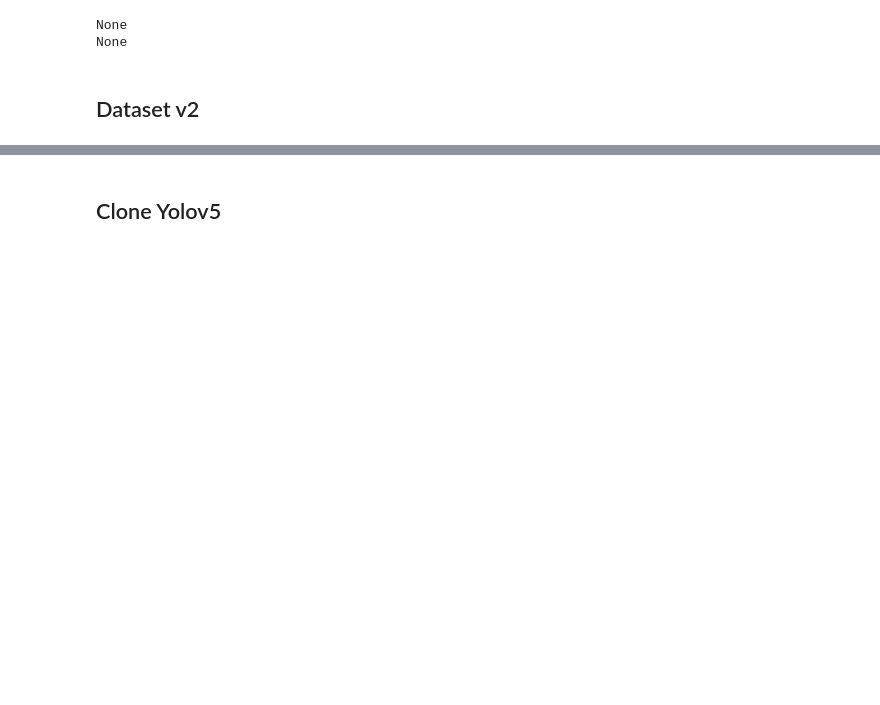
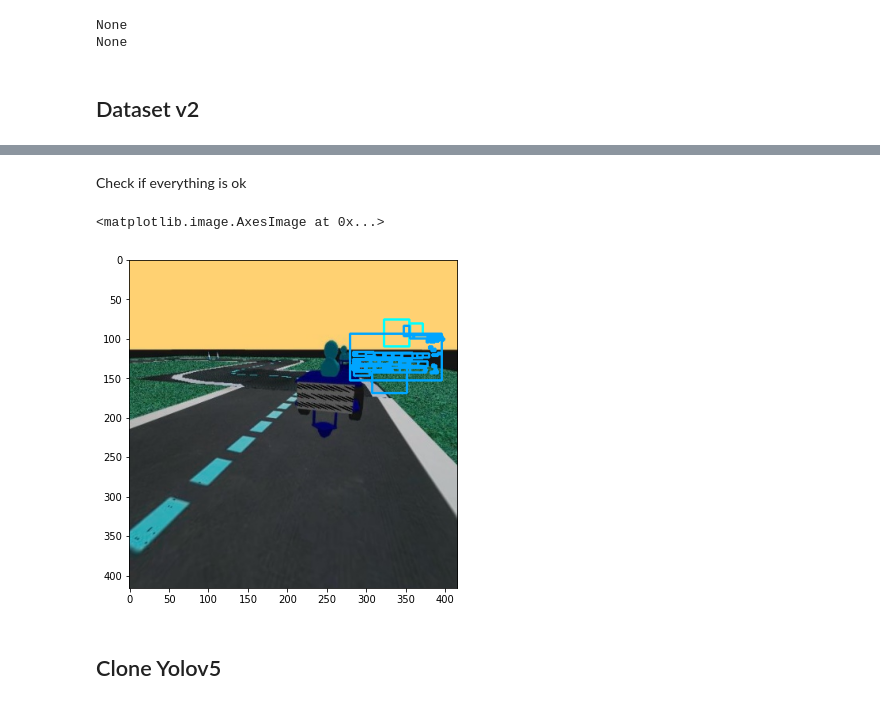
Before and after one commit to guthi1/mooc-exercises, a Jupyter notebook: project/solution/dev/yolo_training.ipynb, the cells around one changed output, grey strips where cells are left out. Cells and saved outputs as stored; diff of their text form; code cells hidden in the pictures; blank space fills up the shorter version.

```diff
--- a/project/solution/dev/yolo_training.ipynb
+++ b/project/solution/dev/yolo_training.ipynb
@@ -397,18 +327,0 @@ print(count)
-# %%
-filenames = tqdm(os.listdir(f"/content{DATASET_DIR}/processed/labels"))
-
-train_size = count * SPLIT_PERCENTAGE
-count = 0
-
-for filename in filenames:
-    img_path = f"/content{DATASET_DIR}/processed/images/{filename.strip('.txt')}.jpg"
-    labels_path = f"/content{DATASET_DIR}/processed/labels/{filename}"
-
-    if count < train_size:
-        run(f"mv {labels_path} /content{DATASET_DIR}/train/labels")
-        run(f"mv {img_path} /content{DATASET_DIR}/train/images")
-    else:
-        run(f"mv {labels_path} /content{DATASET_DIR}/val/labels")
-        run(f"mv {img_path} /content{DATASET_DIR}/val/images")
-
-    count += 1
@@ -425,3 +403,33 @@ mv: cannot move 'train' to 'duckietown_dataset/train': Directory not empty
+# %% [markdown]
+Check if everything is ok
+# %%
+from matplotlib import pyplot as plt
+
+yolo_data_img_path = '/content/dt_dataset/duckietown_dataset/train/images/real_1.jpg'
+yolo_data_txt_path = '/content/dt_dataset/duckietown_dataset/train/labels/real_1.txt'
+colors = {0: (0, 255, 255), 1: (0, 165, 255), 2: (0, 250, 0), 3: (0, 0, 255)}
+
+
+# removing the new line characters
+with open(yolo_data_txt_path) as f:
+    objs = [line.rstrip().split(' ') for line in f]
+
+img_ori = cv2.imread(yolo_data_img_path)
+x_shape, y_shape, channel = img_ori.shape
+
+for obj in objs:
+    o, x, y, w, h = obj
+
+    pt1 = np.array([int(x_shape * (float(x) + float(w)/2)), int(y_shape * (float(y) + float(h)/2))])
+    pt2 = np.array([int(x_shape * (float(x) - float(w)/2)), int(y_shape * (float(y) - float(h)/2))])
+    img_ori = cv2.rectangle(img_ori, pt1, pt2, colors[int(o)], 2)
+
+fig = plt.figure(figsize = (20,10))
+ax1 = fig.add_subplot(1,3,1)
+ax1.imshow(img_ori)
+# %% [output]
+<matplotlib.image.AxesImage at 0x...>
+[figure, added]
 # %% [markdown]
 ## Clone Yolov5
 # %%
```
Also changed, not shown: parts of 15 cells of this notebook.
